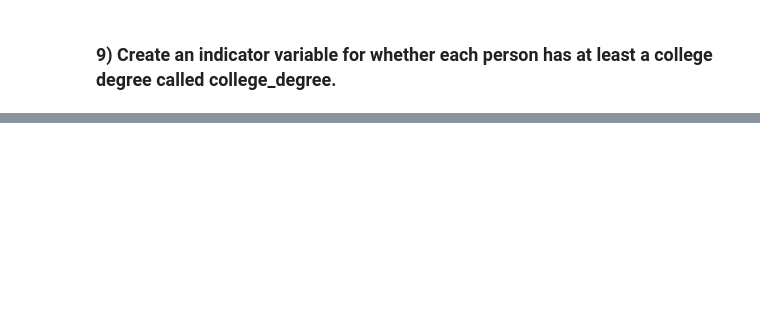
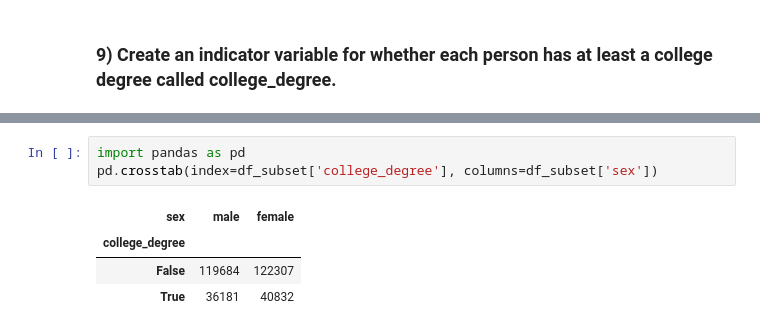
Before and after one commit to Larissa-MR/Duke_MIDS, a Jupyter notebook: Cleaninng.ipynb, the cells around one changed output, grey strips where cells are left out. Saved outputs shown, nothing was run; the diff lists cells and outputs as text; blank space fills up the shorter version.

```diff
--- a/Cleaninng.ipynb
+++ b/Cleaninng.ipynb
@@ -62,0 +154,8 @@ df_subset.sample(50)
+# %%
+import pandas as pd
+pd.crosstab(index=df_subset['college_degree'], columns=df_subset['sex'])
+# %% [output]
+| sex | male | female |
+| college_degree |  |  |
+| False | 119684 | 122307 |
+| True | 36181 | 40832 |
```
Also changed, not shown: parts of 19 cells of this notebook.
